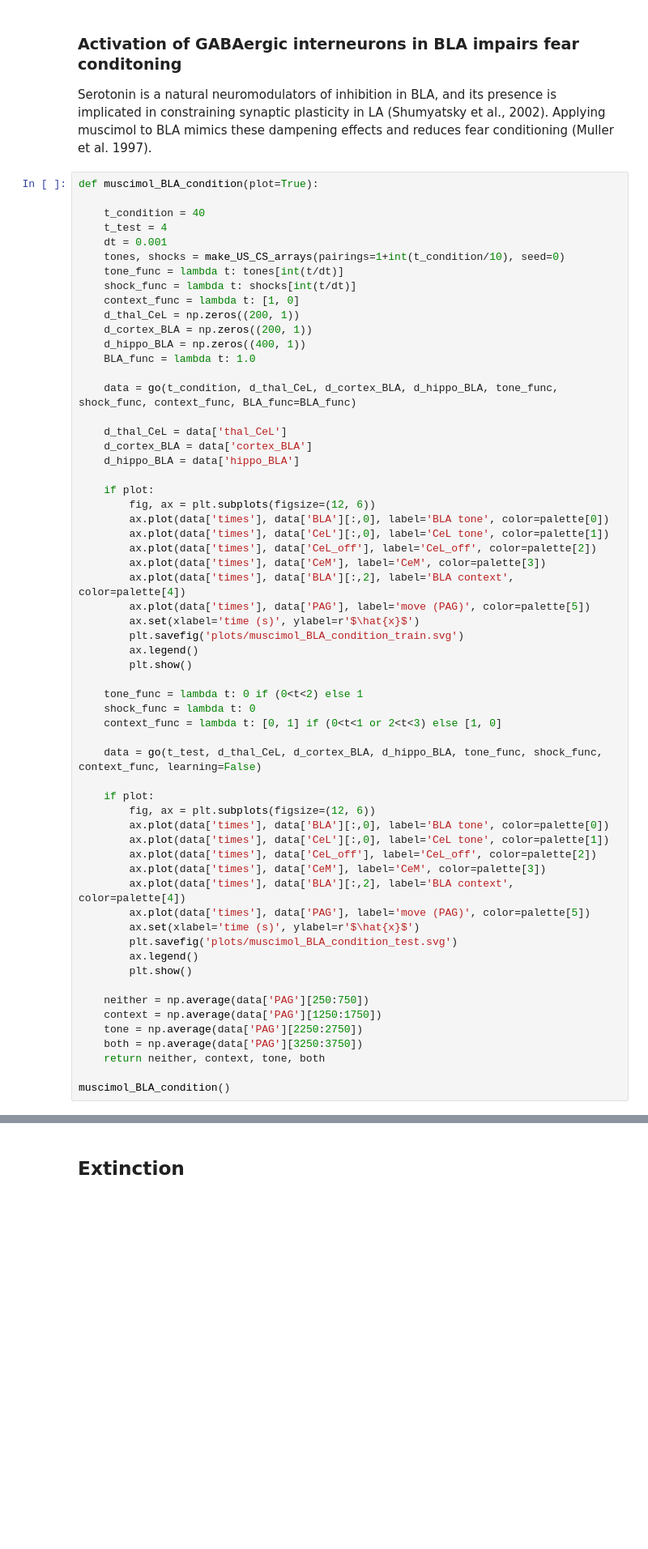
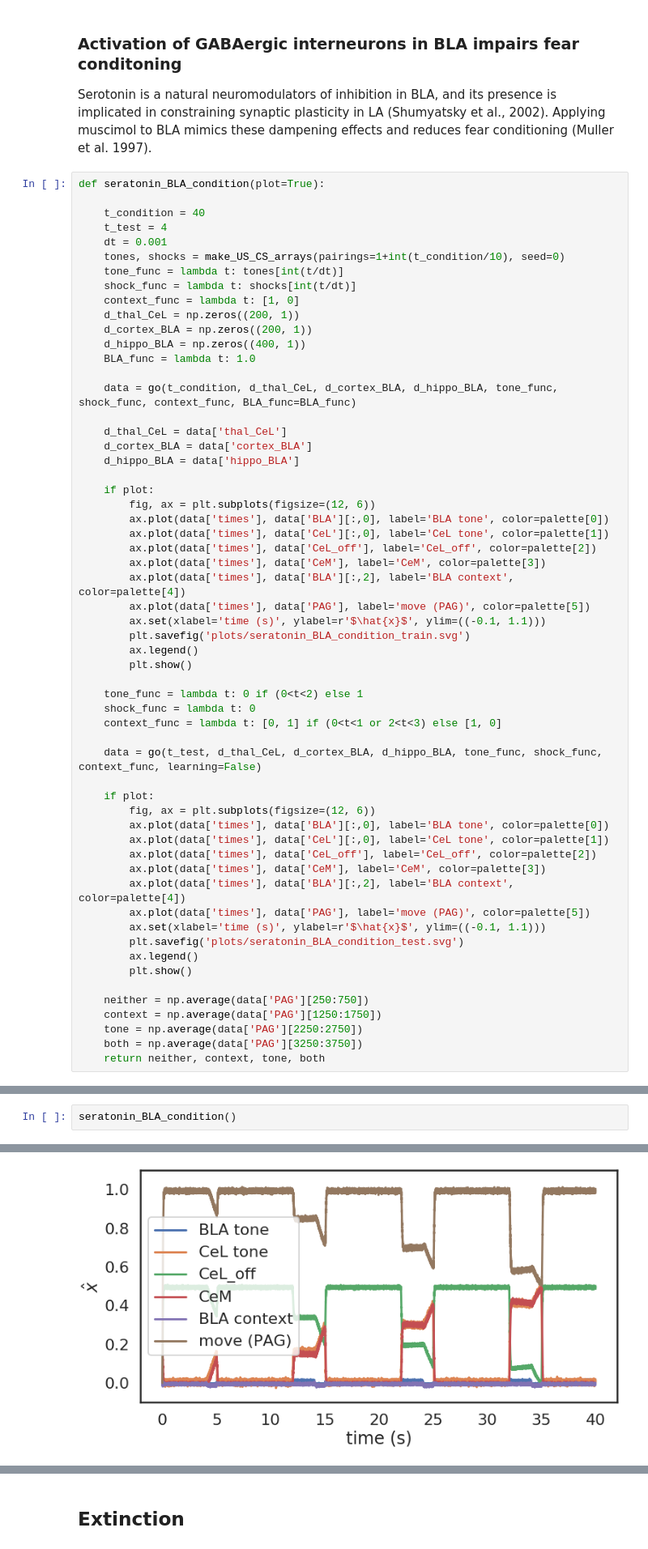
Before and after one commit to psipeter/anatomical_amygdala, a Jupyter notebook: amygdala.ipynb, the cells around one changed output, grey strips where cells are left out. Shown at 81% size. Saved outputs shown, nothing was run; the diff lists cells and outputs as text; blank space fills up the shorter version.

Commit message:
poster updates before lab meeting; name changes and plot ordering in amygdala.ipynb

```diff
--- a/amygdala.ipynb
+++ b/amygdala.ipynb
@@ -588,7 +588,7 @@ HtmlProgressBar cannot be displayed. Please use the TerminalProgressBar. It can
 ### Activation of GABAergic interneurons in BLA impairs fear conditoning
 Serotonin is a natural neuromodulators of inhibition in BLA, and its presence is implicated in constraining synaptic plasticity in LA (Shumyatsky et al., 2002). Applying muscimol to BLA mimics these dampening effects and reduces fear conditioning (Muller et al. 1997).
 # %%
-def muscimol_BLA_condition(plot=True):
+def seratonin_BLA_condition(plot=True):
 
     t_condition = 40
     t_test = 4
@@ -616,8 +616,8 @@ def muscimol_BLA_condition(plot=True):
         ax.plot(data['times'], data['CeM'], label='CeM', color=palette[3])
         ax.plot(data['times'], data['BLA'][:,2], label='BLA context', color=palette[4])
         ax.plot(data['times'], data['PAG'], label='move (PAG)', color=palette[5])
-        ax.set(xlabel='time (s)', ylabel=r'$\hat{x}$')
-        plt.savefig('plots/muscimol_BLA_condition_train.svg')
+        ax.set(xlabel='time (s)', ylabel=r'$\hat{x}$', ylim=((-0.1, 1.1)))
+        plt.savefig('plots/seratonin_BLA_condition_train.svg')
         ax.legend()
         plt.show()
 
@@ -635,8 +635,8 @@ def muscimol_BLA_condition(plot=True):
         ax.plot(data['times'], data['CeM'], label='CeM', color=palette[3])
         ax.plot(data['times'], data['BLA'][:,2], label='BLA context', color=palette[4])
         ax.plot(data['times'], data['PAG'], label='move (PAG)', color=palette[5])
-        ax.set(xlabel='time (s)', ylabel=r'$\hat{x}$')
-        plt.savefig('plots/muscimol_BLA_condition_test.svg')
+        ax.set(xlabel='time (s)', ylabel=r'$\hat{x}$', ylim=((-0.1, 1.1)))
+        plt.savefig('plots/seratonin_BLA_condition_test.svg')
         ax.legend()
         plt.show()
 
@@ -645,5 +645,3 @@ def muscimol_BLA_condition(plot=True):
     tone = np.average(data['PAG'][2250:2750])
     both = np.average(data['PAG'][3250:3750])
     return neither, context, tone, both
-
-muscimol_BLA_condition()
@@ -660,0 +648,3 @@ HtmlProgressBar cannot be displayed. Please use the TerminalProgressBar. It can
+# %%
+seratonin_BLA_condition()
+# %% [output]
@@ -660,0 +653 @@ HtmlProgressBar cannot be displayed. Please use the TerminalProgressBar. It can
+[figure, added]
```
Also changed, not shown: parts of 29 cells of this notebook, 1 other file.
